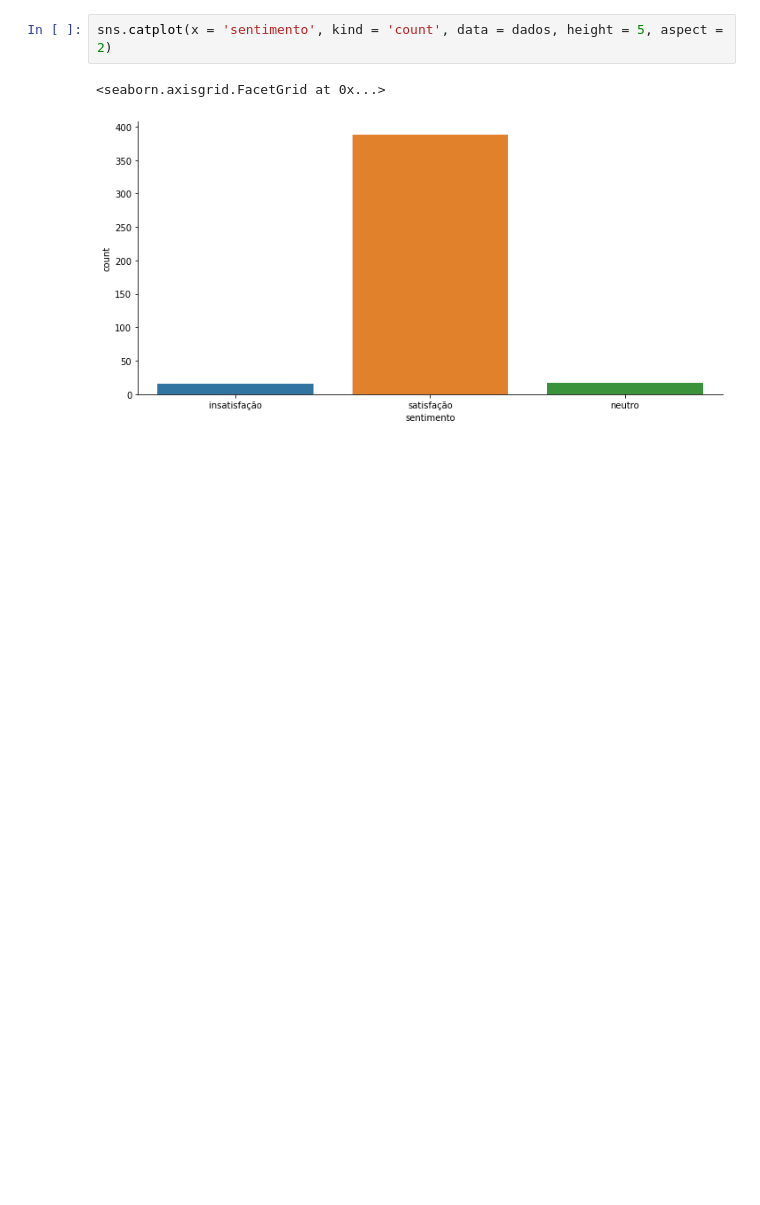
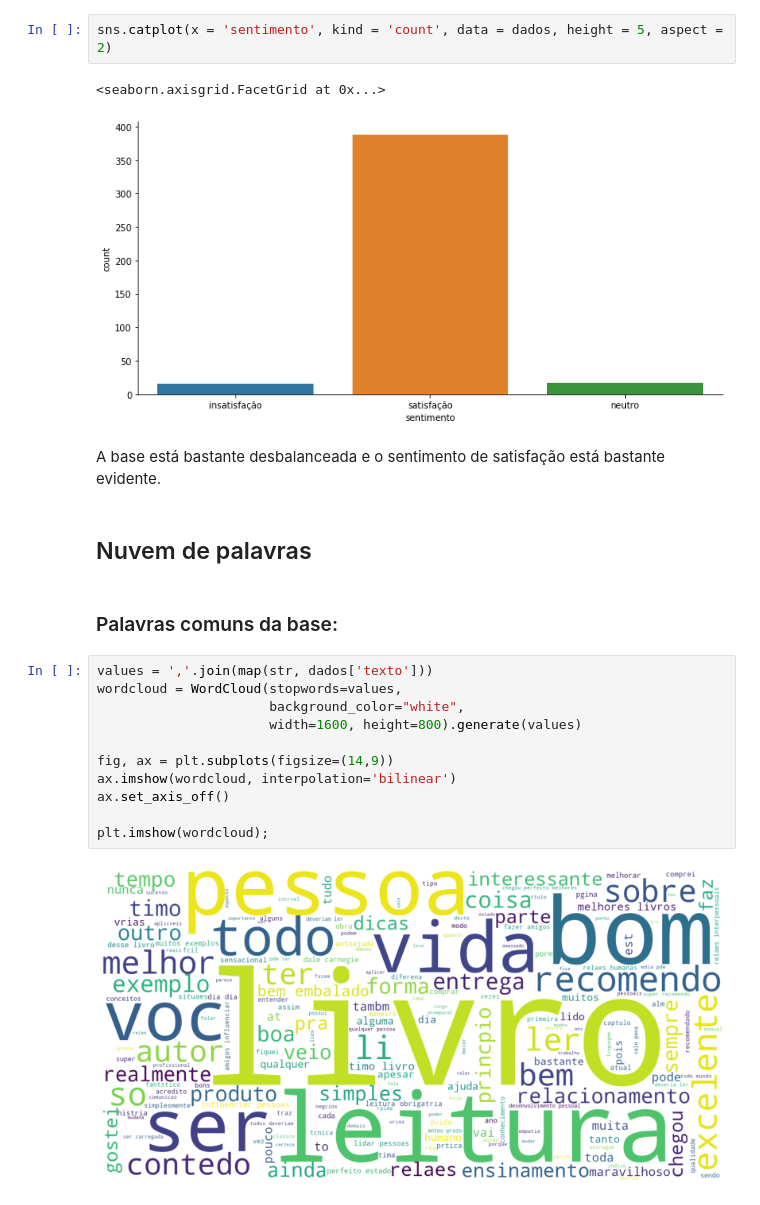
Before and after one commit to britobeatriz/analise_de_sentimento_amazon, a Jupyter notebook: Analise de Sentimento.ipynb, the cells around one changed output. Drawn from its saved outputs; the diff is of its cells as text; blank space fills up the shorter version.

Commit message:
nuvem de palavras

```diff
--- a/Analise de Sentimento.ipynb
+++ b/Analise de Sentimento.ipynb
@@ -38,3 +43,22 @@ sns.catplot(x = 'sentimento', kind = 'count', data = dados, height = 5, aspect =
 # %% [output]
 <seaborn.axisgrid.FacetGrid at 0x...>
 [figure]
+# %% [markdown]
+A base está bastante desbalanceada e o sentimento de satisfação está bastante evidente.
+# %% [markdown]
+## Nuvem de palavras
+# %% [markdown]
+### Palavras comuns da base:
+# %%
+values = ','.join(map(str, dados['texto']))
+wordcloud = WordCloud(stopwords=values,
+                      background_color="white",
+                      width=1600, height=800).generate(values)
+
+fig, ax = plt.subplots(figsize=(14,9))
+ax.imshow(wordcloud, interpolation='bilinear')
+ax.set_axis_off()
+
+plt.imshow(wordcloud);
+# %% [output]
+[figure, added]
```
Also changed, not shown: parts of 7 cells of this notebook, 1 other file.
